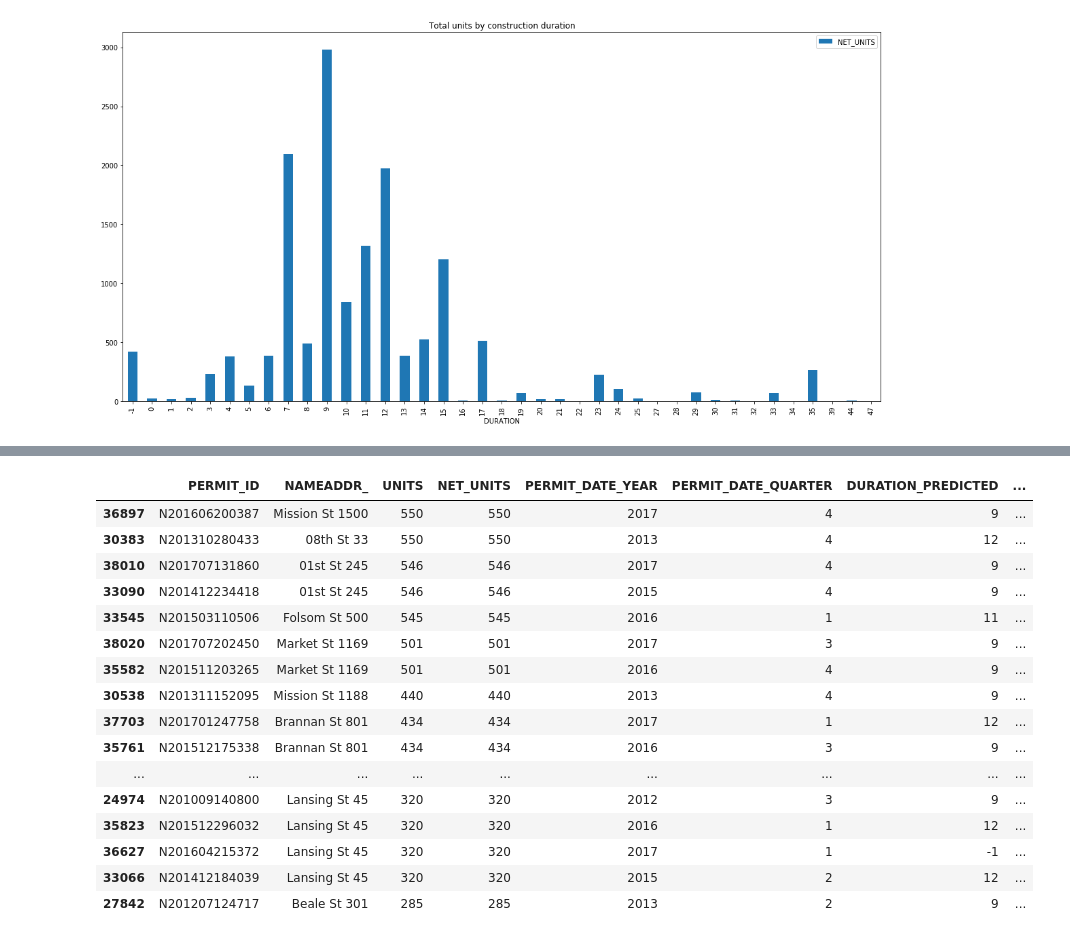
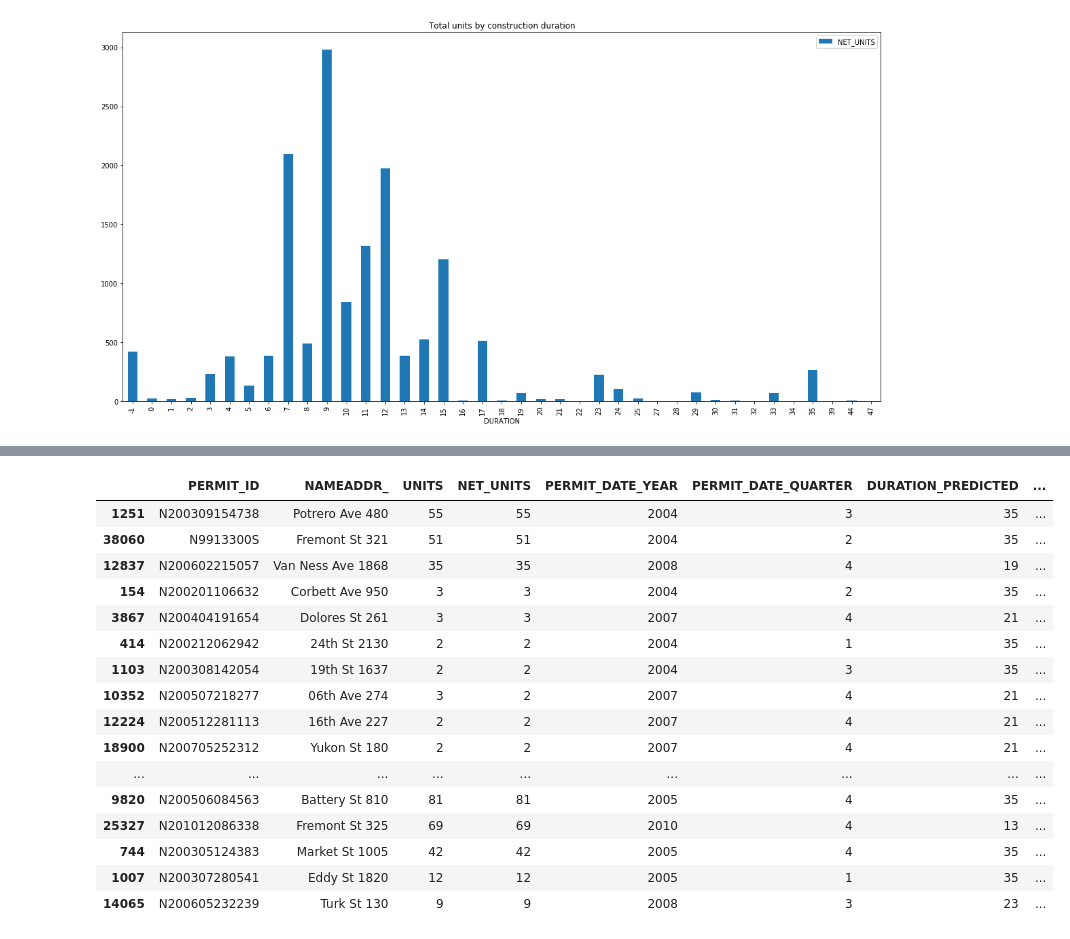
Before and after one commit to openland/statecraft-projects, a Jupyter notebook: housing_pipeline.ipynb, the cells around one changed output, grey strips where cells are left out. Cells and saved outputs as stored; diff of their text form; code cells hidden in the pictures.

Commit message:
Graphs & sort

```diff
--- a/housing_pipeline.ipynb
+++ b/housing_pipeline.ipynb
@@ -301,33 +302,33 @@ Prediction for not completed buildings:
 # %%
 columns_to_show = ['PERMIT_ID', 'NAMEADDR_', 'UNITS', 'NET_UNITS', 'PERMIT_DATE_YEAR', 'PERMIT_DATE_QUARTER', 'DURATION_PREDICTED',
                    'YEAR_END_PREDICTED', 'QUARTER_END_PREDICTED', 'COST']
 
 duration_predicted = model.predict(permits[train_columns])
 permits['DURATION_PREDICTED'] = np.ceil(duration_predicted).astype('int64')
 permits['YEAR_END_PREDICTED'] = np.floor(permits['PERMIT_DATE_YEAR'] +
                                          (permits['PERMIT_DATE_QUARTER'] + permits['DURATION_PREDICTED']) / 4
                                         ).astype('int64')
 permits['QUARTER_END_PREDICTED'] = ((permits['PERMIT_DATE_QUARTER'] + permits['DURATION_PREDICTED']) % 4 + 1).astype('int64')
 permits = permits[columns_to_show]
 permits.to_csv("data_complete/issued_predictions.csv")
-permits = permits.sort_values(['NET_UNITS'], ascending=False).drop_duplicates(subset=['PERMIT_ID'], keep="first")
+permits = permits.sort_values(['YEAR_END_PREDICTED', 'NET_UNITS'], ascending=[True, False]).drop_duplicates(subset=['PERMIT_ID'], keep="first")
 display(permits.head(30))
 permits.to_csv("data_complete/issued_predictions.csv")
 # %% [output]
 |  | PERMIT_ID | NAMEADDR_ | UNITS | NET_UNITS | PERMIT_DATE_YEAR | PERMIT_DATE_QUARTER | DURATION_PREDICTED | ... |
-| 36897 | N201606200387 | Mission St 1500 | 550 | 550 | 2017 | 4 | 9 | ... |
-| 30383 | N201310280433 | 08th St 33 | 550 | 550 | 2013 | 4 | 12 | ... |
-| 38010 | N201707131860 | 01st St 245 | 546 | 546 | 2017 | 4 | 9 | ... |
-| 33090 | N201412234418 | 01st St 245 | 546 | 546 | 2015 | 4 | 9 | ... |
-| 33545 | N201503110506 | Folsom St 500 | 545 | 545 | 2016 | 1 | 11 | ... |
-| 38020 | N201707202450 | Market St 1169 | 501 | 501 | 2017 | 3 | 9 | ... |
-| 35582 | N201511203265 | Market St 1169 | 501 | 501 | 2016 | 4 | 9 | ... |
-| 30538 | N201311152095 | Mission St 1188 | 440 | 440 | 2013 | 4 | 9 | ... |
-| 37703 | N201701247758 | Brannan St 801 | 434 | 434 | 2017 | 1 | 12 | ... |
-| 35761 | N201512175338 | Brannan St 801 | 434 | 434 | 2016 | 3 | 9 | ... |
+| 1251 | N200309154738 | Potrero Ave 480 | 55 | 55 | 2004 | 3 | 35 | ... |
+| 38060 | N9913300S | Fremont St 321 | 51 | 51 | 2004 | 2 | 35 | ... |
+| 12837 | N200602215057 | Van Ness Ave 1868 | 35 | 35 | 2008 | 4 | 19 | ... |
+| 154 | N200201106632 | Corbett Ave 950 | 3 | 3 | 2004 | 2 | 35 | ... |
+| 3867 | N200404191654 | Dolores St 261 | 3 | 3 | 2007 | 4 | 21 | ... |
+| 414 | N200212062942 | 24th St 2130 | 2 | 2 | 2004 | 1 | 35 | ... |
+| 1103 | N200308142054 | 19th St 1637 | 2 | 2 | 2004 | 3 | 35 | ... |
+| 10352 | N200507218277 | 06th Ave 274 | 3 | 2 | 2007 | 4 | 21 | ... |
+| 12224 | N200512281113 | 16th Ave 227 | 2 | 2 | 2007 | 4 | 21 | ... |
+| 18900 | N200705252312 | Yukon St 180 | 2 | 2 | 2007 | 4 | 21 | ... |
 | ... | ... | ... | ... | ... | ... | ... | ... | ... |
-| 24974 | N201009140800 | Lansing St 45 | 320 | 320 | 2012 | 3 | 9 | ... |
-| 35823 | N201512296032 | Lansing St 45 | 320 | 320 | 2016 | 1 | 12 | ... |
-| 36627 | N201604215372 | Lansing St 45 | 320 | 320 | 2017 | 1 | -1 | ... |
-| 33066 | N201412184039 | Lansing St 45 | 320 | 320 | 2015 | 2 | 12 | ... |
-| 27842 | N201207124717 | Beale St 301 | 285 | 285 | 2013 | 2 | 9 | ... |
+| 9820 | N200506084563 | Battery St 810 | 81 | 81 | 2005 | 4 | 35 | ... |
+| 25327 | N201012086338 | Fremont St 325 | 69 | 69 | 2010 | 4 | 13 | ... |
+| 744 | N200305124383 | Market St 1005 | 42 | 42 | 2005 | 4 | 35 | ... |
+| 1007 | N200307280541 | Eddy St 1820 | 12 | 12 | 2005 | 1 | 35 | ... |
+| 14065 | N200605232239 | Turk St 130 | 9 | 9 | 2008 | 3 | 23 | ... |
```
Also changed, not shown: parts of 10 cells of this notebook, 2 other files.
